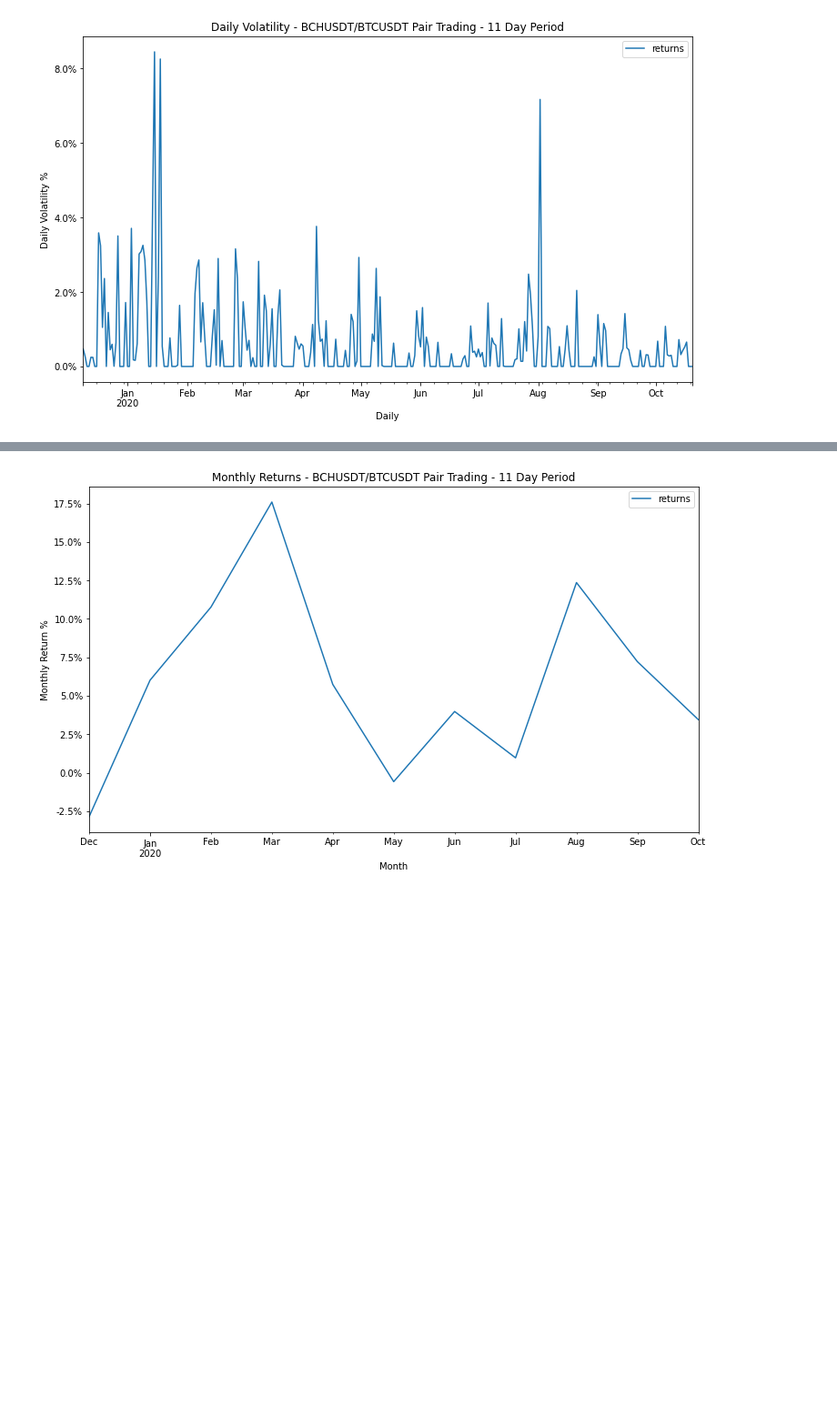
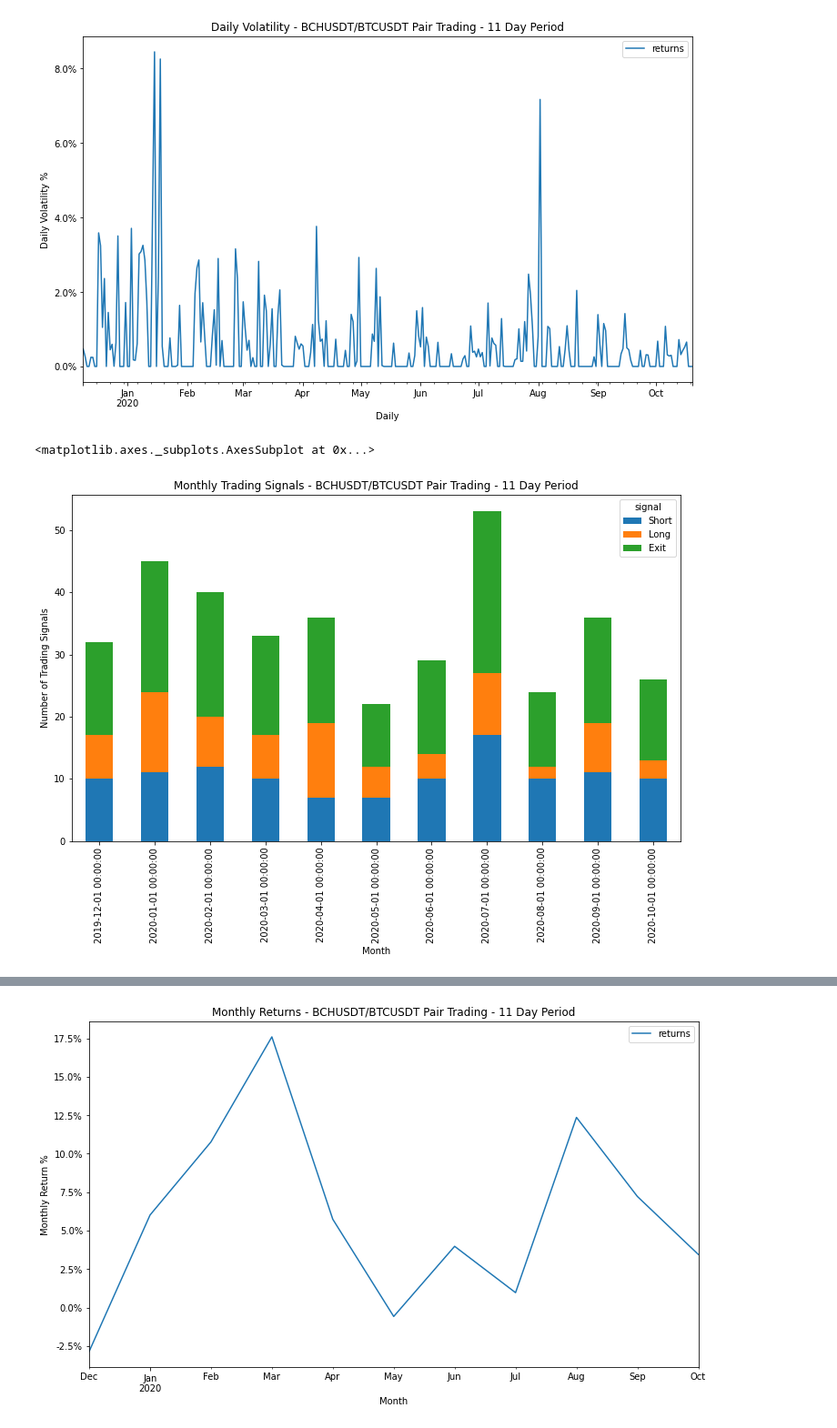
Before and after one commit to peparhugo/Econometrics_group_project, a Jupyter notebook: submission_3/data-ideas/Summarize-BCHUSDT-BTCUSDT-11-Day-Period-Strategy.ipynb, the cells around one changed output, grey strips where cells are left out. Shown at 91% size. Drawn from its saved outputs; the diff is of its cells as text; code cells hidden in the pictures; blank space fills up the shorter version.

```diff
--- a/submission_3/data-ideas/Summarize-BCHUSDT-BTCUSDT-11-Day-Period-Strategy.ipynb
+++ b/submission_3/data-ideas/Summarize-BCHUSDT-BTCUSDT-11-Day-Period-Strategy.ipynb
@@ -84,6 +106,14 @@ ax = (results\
 ax.yaxis.set_major_formatter(mtick.PercentFormatter())
 # %% [output]
 [figure]
+# %%
+df2 = results.groupby(['Month', 'signal'])['portfolio'].count().unstack('signal').fillna(0)
+df2[['Short','Long','Exit']].plot(kind='bar', stacked=True,figsize=(12,7),
+                                 ylabel='Number of Trading Signals',
+                                 title='Monthly Trading Signals - BCHUSDT/BTCUSDT Pair Trading - 11 Day Period')
+# %% [output]
+<matplotlib.axes._subplots.AxesSubplot at 0x...>
+[figure, added]
 # %%
 # cumulative daily returns
 ax = ((np.exp(results\
```
Also changed, not shown: parts of 14 cells of this notebook.
